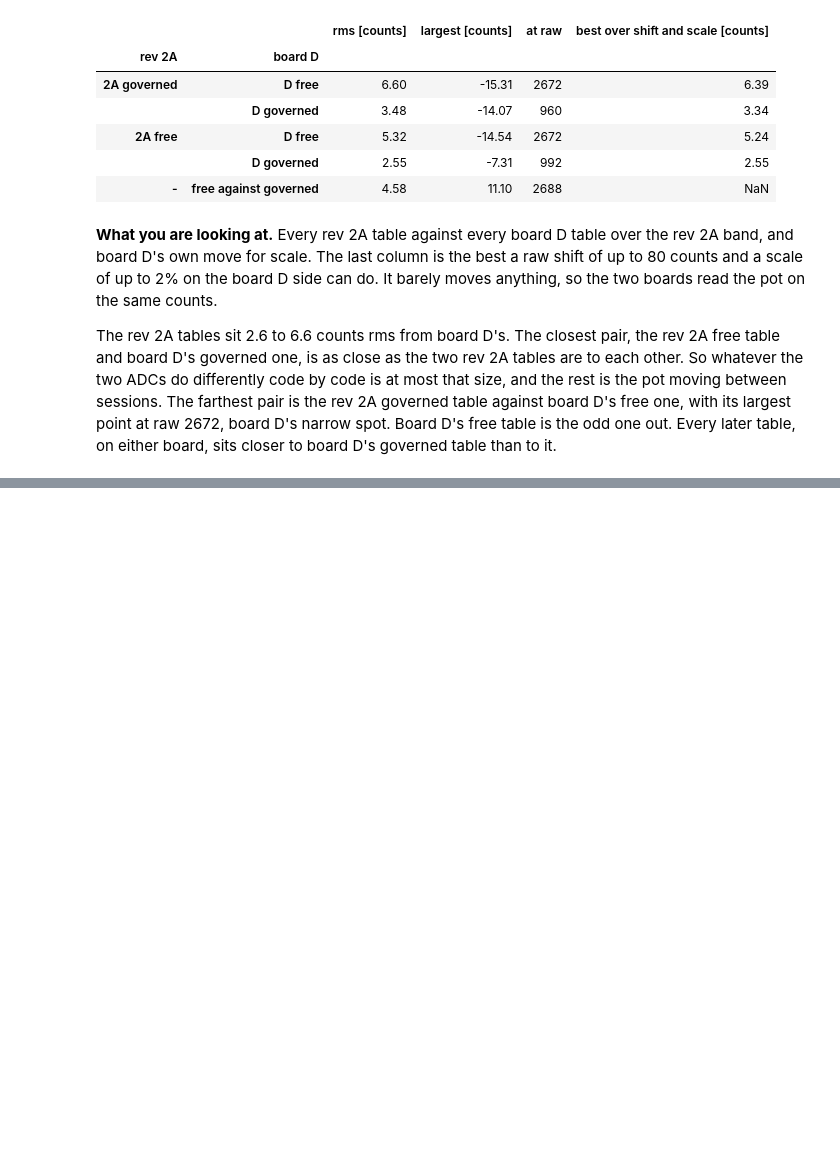
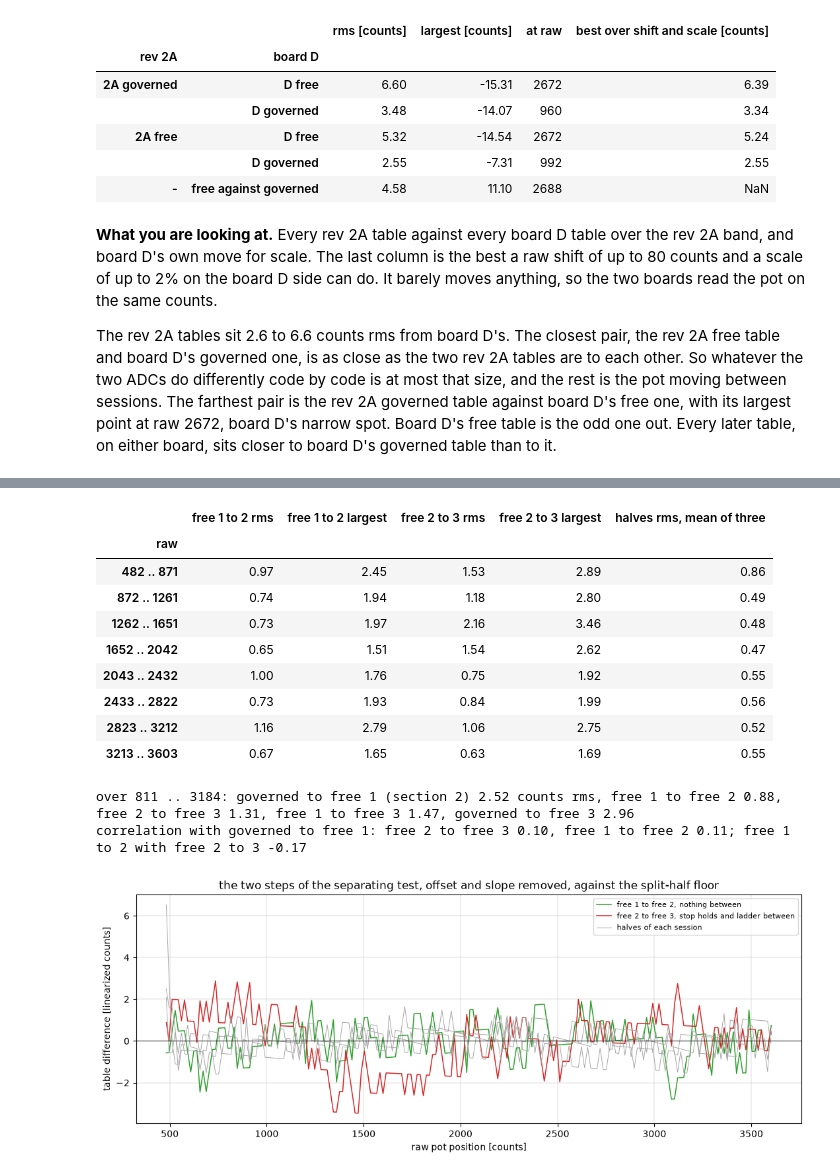
Before and after one commit to OpenServoCore/open-servo-core, a Jupyter notebook: notebooks/12-pot-table-free-vs-governed.ipynb, the cells around one changed output, grey strips where cells are left out. Saved outputs shown, nothing was run; the diff lists cells and outputs as text; code cells hidden in the pictures; blank space fills up the shorter version.

```diff
--- a/notebooks/12-pot-table-free-vs-governed.ipynb
+++ b/notebooks/12-pot-table-free-vs-governed.ipynb
@@ -617,0 +691,17 @@ This data cannot pick between them.
+# %%
+FT = {k: table(rs, ALL50, band=FB) for k, rs in FR.items()}
+
+
+def halves(rs, band, pick=ALL50):
+    return apart(table(caps(rs, ODD), pick, band=band), table(caps(rs, EVEN), pick, band=band),
+                 np.arange(band[0], band[1] + 1))
+
+
+d12 = apart(FT["free 2"], FT["free 1"], XF)
+d23 = apart(FT["free 3"], FT["free 2"], XF)
+H = {k: halves(rs, FB) for k, rs in FR.items()}
+pairs = {"free 1 against free 2, nothing between": d12,
+         "free 2 against free 3, stop holds and ladder between": d23,
+         "free 1 against free 3": apart(FT["free 3"], FT["free 1"], XF),
+         **{f"{k}, captures 1, 3, 5 against 2, 4": h for k, h in H.items()}}
+display(pd.DataFrame([summary(k, v, XF) for k, v in pairs.items()]).set_index("pair").round(2))
@@ -617,0 +887,48 @@ This data cannot pick between them.
+# %%
+rms = lambda v: np.sqrt(np.mean(v ** 2))
+edges = np.linspace(FB[0], FB[1] + 1, 9).astype(int)
+rows = []
+for a, b in zip(edges[:-1], edges[1:]):
+    m = (XF >= a) & (XF < b)
+    rows.append({"raw": f"{a} .. {b - 1}",
+                 "free 1 to 2 rms": rms(d12[m]), "free 1 to 2 largest": np.abs(d12[m]).max(),
+                 "free 2 to 3 rms": rms(d23[m]), "free 2 to 3 largest": np.abs(d23[m]).max(),
+                 "halves rms, mean of three": np.mean([rms(h[m]) for h in H.values()])})
+display(pd.DataFrame(rows).set_index("raw").round(2))
+
+fx = {k: table(rs, ALL50) for k, rs in FR.items()}
+c12 = apart(fx["free 2"], fx["free 1"])
+c23 = apart(fx["free 3"], fx["free 2"])
+print(f"over {BAND[0]} .. {BAND[1]}: governed to free 1 (section 2) {d2a.std():.2f} counts rms, "
+      f"free 1 to free 2 {c12.std():.2f}, free 2 to free 3 {c23.std():.2f}, "
+      f"free 1 to free 3 {apart(fx['free 3'], fx['free 1']).std():.2f}, "
+      f"governed to free 3 {apart(fx['free 3'], T['2A governed']).std():.2f}")
+print(f"correlation with governed to free 1: free 2 to free 3 {np.corrcoef(c23, d2a)[0, 1]:.2f}, "
+      f"free 1 to free 2 {np.corrcoef(c12, d2a)[0, 1]:.2f}; free 1 to 2 with free 2 to 3 {np.corrcoef(d12, d23)[0, 1]:.2f}")
+
+fig, ax = plt.subplots(figsize=(13, 4.5))
+ax.plot(XF, d12, lw=1.1, color="tab:green", label="free 1 to free 2, nothing between")
+ax.plot(XF, d23, lw=1.1, color="tab:red", label="free 2 to free 3, stop holds and ladder between")
+for k, h in H.items():
+    ax.plot(XF, h, lw=0.7, color="0.65", label="halves of each session" if k == "free 1" else None)
+ax.axhline(0, color="k", lw=0.6)
+ax.set_xlabel("raw pot position [counts]")
+ax.set_ylabel("table difference [linearized counts]")
+ax.set_title("the two steps of the separating test, offset and slope removed, against the split-half floor")
+ax.legend(fontsize=8)
+ax.grid(True, lw=0.3)
+plt.show()
+# %% [output]
+|  | free 1 to 2 rms | free 1 to 2 largest | free 2 to 3 rms | free 2 to 3 largest | halves rms, mean of three |
+| raw |  |  |  |  |  |
+| 482 .. 871 | 0.97 | 2.45 | 1.53 | 2.89 | 0.86 |
+| 872 .. 1261 | 0.74 | 1.94 | 1.18 | 2.80 | 0.49 |
+| 1262 .. 1651 | 0.73 | 1.97 | 2.16 | 3.46 | 0.48 |
+| 1652 .. 2042 | 0.65 | 1.51 | 1.54 | 2.62 | 0.47 |
+| 2043 .. 2432 | 1.00 | 1.76 | 0.75 | 1.92 | 0.55 |
+| 2433 .. 2822 | 0.73 | 1.93 | 0.84 | 1.99 | 0.56 |
+| 2823 .. 3212 | 1.16 | 2.79 | 1.06 | 2.75 | 0.52 |
+| 3213 .. 3603 | 0.67 | 1.65 | 0.63 | 1.69 | 0.55 |
+over 811 .. 3184: governed to free 1 (section 2) 2.52 counts rms, free 1 to free 2 0.88, free 2 to free 3 1.31, free 1 to free 3 1.47, governed to free 3 2.96
+correlation with governed to free 1: free 2 to free 3 0.10, free 1 to free 2 0.11; free 1 to 2 with free 2 to 3 -0.17
+[figure, added]
```
Also changed, not shown: parts of 23 cells of this notebook.
